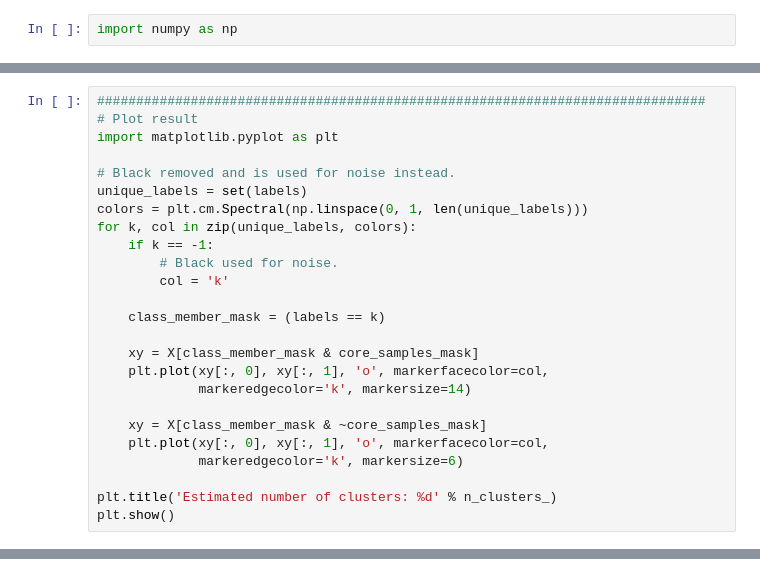
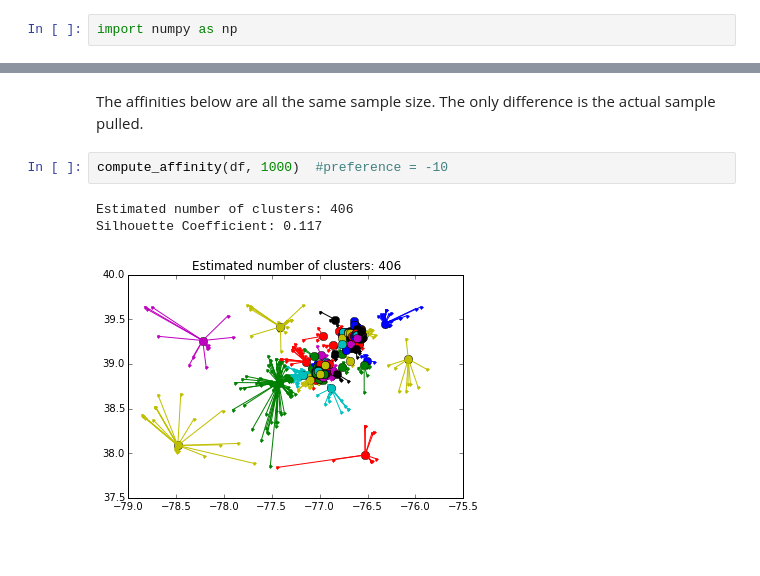
Before and after one commit to GeoBbox/geobbox, a Jupyter notebook: analysis/notebooks/Tweet-scratchpad.ipynb, the cells around one changed output, grey strips where cells are left out. Saved outputs shown, nothing was run; the diff lists cells and outputs as text; blank space fills up the shorter version.

```diff
--- a/analysis/notebooks/Tweet-scratchpad.ipynb
+++ b/analysis/notebooks/Tweet-scratchpad.ipynb
@@ -86,25 +91,0 @@ Estimated number of clusters: 4
-# %%
-##############################################################################
-# Plot result
-import matplotlib.pyplot as plt
-
-# Black removed and is used for noise instead.
-unique_labels = set(labels)
-colors = plt.cm.Spectral(np.linspace(0, 1, len(unique_labels)))
-for k, col in zip(unique_labels, colors):
-    if k == -1:
-        # Black used for noise.
-        col = 'k'
-
-    class_member_mask = (labels == k)
-
-    xy = X[class_member_mask & core_samples_mask]
-    plt.plot(xy[:, 0], xy[:, 1], 'o', markerfacecolor=col,
-             markeredgecolor='k', markersize=14)
-
-    xy = X[class_member_mask & ~core_samples_mask]
-    plt.plot(xy[:, 0], xy[:, 1], 'o', markerfacecolor=col,
-             markeredgecolor='k', markersize=6)
-
-plt.title('Estimated number of clusters: %d' % n_clusters_)
-plt.show()
@@ -179,0 +160,8 @@ plt.show()
+# %% [markdown]
+The affinities below are all the same sample size. The only difference is the actual sample pulled.
+# %%
+compute_affinity(df, 1000)  #preference = -10
+# %% [output]
+Estimated number of clusters: 406
+Silhouette Coefficient: 0.117
+[figure, added]
```
Also changed, not shown: parts of 15 cells of this notebook.
